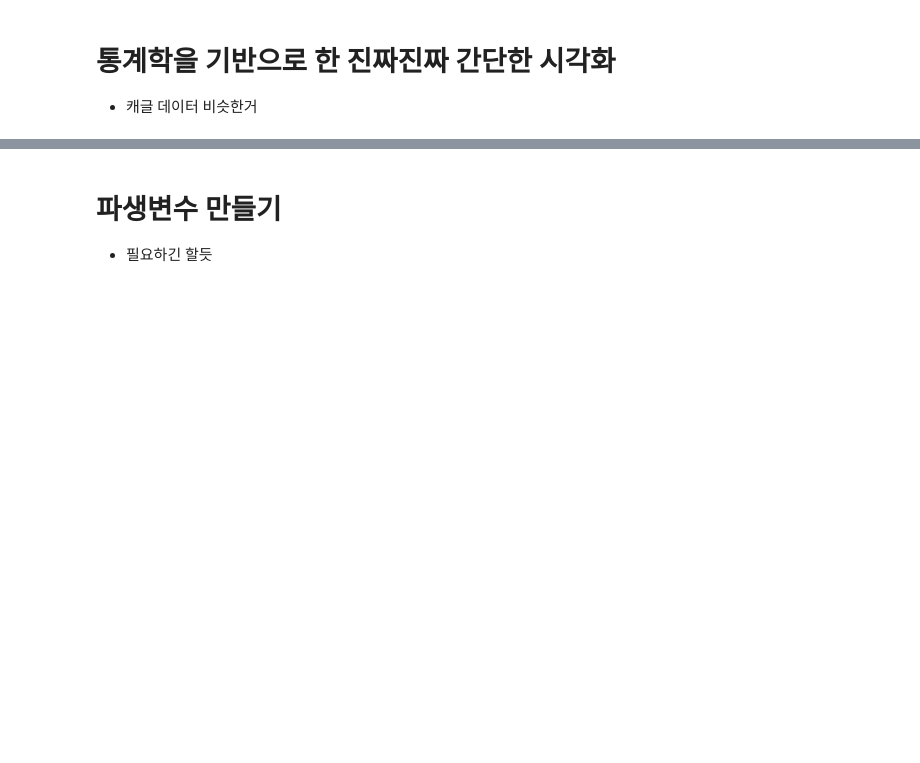
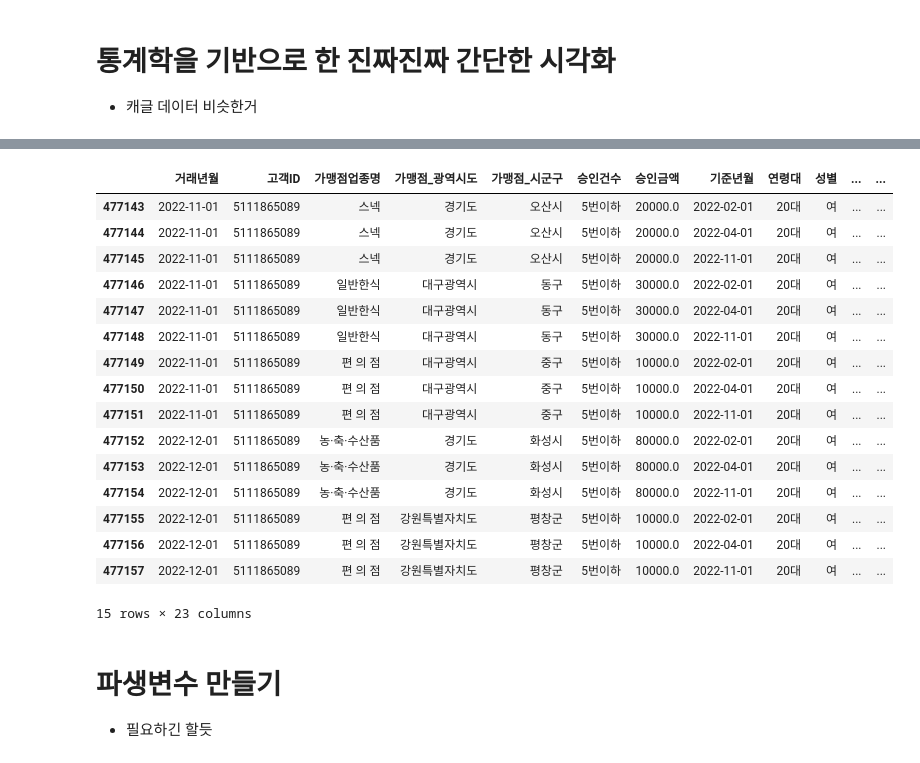
Before and after one commit to shs1018/iM_DiGital_Banker_academy, a Jupyter notebook: projects/iMBank_pj1/sampled_data_EDA.ipynb, the cells around one changed output, grey strips where cells are left out. Drawn from its saved outputs; the diff is of its cells as text; code cells hidden in the pictures; blank space fills up the shorter version.

```diff
--- a/projects/iMBank_pj1/sampled_data_EDA.ipynb
+++ b/projects/iMBank_pj1/sampled_data_EDA.ipynb
@@ -431,0 +442,5 @@ set_butterfly_foodcount(count_data_2030_23, count_data_4050_23, 2023)
+# %%
+'''
+dietary_consumption_2030 = pd.read_csv('sampled_data/dietary_consumption_2030.csv')
+dietary_consumption_4050 = pd.read_csv('sampled_data/dietary_consumption_4050.csv')
+'''
@@ -435,3 +551,23 @@ set_butterfly_foodcount(count_data_2030_23, count_data_4050_23, 2023)
+# %%
+dietary_consumption_2030[dietary_consumption_2030['고객ID'] == 5111865089].tail(15)
+# %% [output]
+|  | 거래년월 | 고객ID | 가맹점업종명 | 가맹점_광역시도 | 가맹점_시군구 | 승인건수 | 승인금액 | 기준년월 | 연령대 | 성별 | ... | ... |
+| 477143 | 2022-11-01 | 5111865089 | 스넥 | 경기도 | 오산시 | 5번이하 | 20000.0 | 2022-02-01 | 20대 | 여 | ... | ... |
+| 477144 | 2022-11-01 | 5111865089 | 스넥 | 경기도 | 오산시 | 5번이하 | 20000.0 | 2022-04-01 | 20대 | 여 | ... | ... |
+| 477145 | 2022-11-01 | 5111865089 | 스넥 | 경기도 | 오산시 | 5번이하 | 20000.0 | 2022-11-01 | 20대 | 여 | ... | ... |
+| 477146 | 2022-11-01 | 5111865089 | 일반한식 | 대구광역시 | 동구 | 5번이하 | 30000.0 | 2022-02-01 | 20대 | 여 | ... | ... |
+| 477147 | 2022-11-01 | 5111865089 | 일반한식 | 대구광역시 | 동구 | 5번이하 | 30000.0 | 2022-04-01 | 20대 | 여 | ... | ... |
+| 477148 | 2022-11-01 | 5111865089 | 일반한식 | 대구광역시 | 동구 | 5번이하 | 30000.0 | 2022-11-01 | 20대 | 여 | ... | ... |
+| 477149 | 2022-11-01 | 5111865089 | 편 의 점 | 대구광역시 | 중구 | 5번이하 | 10000.0 | 2022-02-01 | 20대 | 여 | ... | ... |
+| 477150 | 2022-11-01 | 5111865089 | 편 의 점 | 대구광역시 | 중구 | 5번이하 | 10000.0 | 2022-04-01 | 20대 | 여 | ... | ... |
+| 477151 | 2022-11-01 | 5111865089 | 편 의 점 | 대구광역시 | 중구 | 5번이하 | 10000.0 | 2022-11-01 | 20대 | 여 | ... | ... |
+| 477152 | 2022-12-01 | 5111865089 | 농·축·수산품 | 경기도 | 화성시 | 5번이하 | 80000.0 | 2022-02-01 | 20대 | 여 | ... | ... |
+| 477153 | 2022-12-01 | 5111865089 | 농·축·수산품 | 경기도 | 화성시 | 5번이하 | 80000.0 | 2022-04-01 | 20대 | 여 | ... | ... |
+| 477154 | 2022-12-01 | 5111865089 | 농·축·수산품 | 경기도 | 화성시 | 5번이하 | 80000.0 | 2022-11-01 | 20대 | 여 | ... | ... |
+| 477155 | 2022-12-01 | 5111865089 | 편 의 점 | 강원특별자치도 | 평창군 | 5번이하 | 10000.0 | 2022-02-01 | 20대 | 여 | ... | ... |
+| 477156 | 2022-12-01 | 5111865089 | 편 의 점 | 강원특별자치도 | 평창군 | 5번이하 | 10000.0 | 2022-04-01 | 20대 | 여 | ... | ... |
+| 477157 | 2022-12-01 | 5111865089 | 편 의 점 | 강원특별자치도 | 평창군 | 5번이하 | 10000.0 | 2022-11-01 | 20대 | 여 | ... | ... |
+15 rows × 23 columns
 # %% [markdown]
 # 파생변수 만들기
 - 필요하긴 할듯
```
Also changed, not shown: parts of 32 cells of this notebook, 2 other files.
